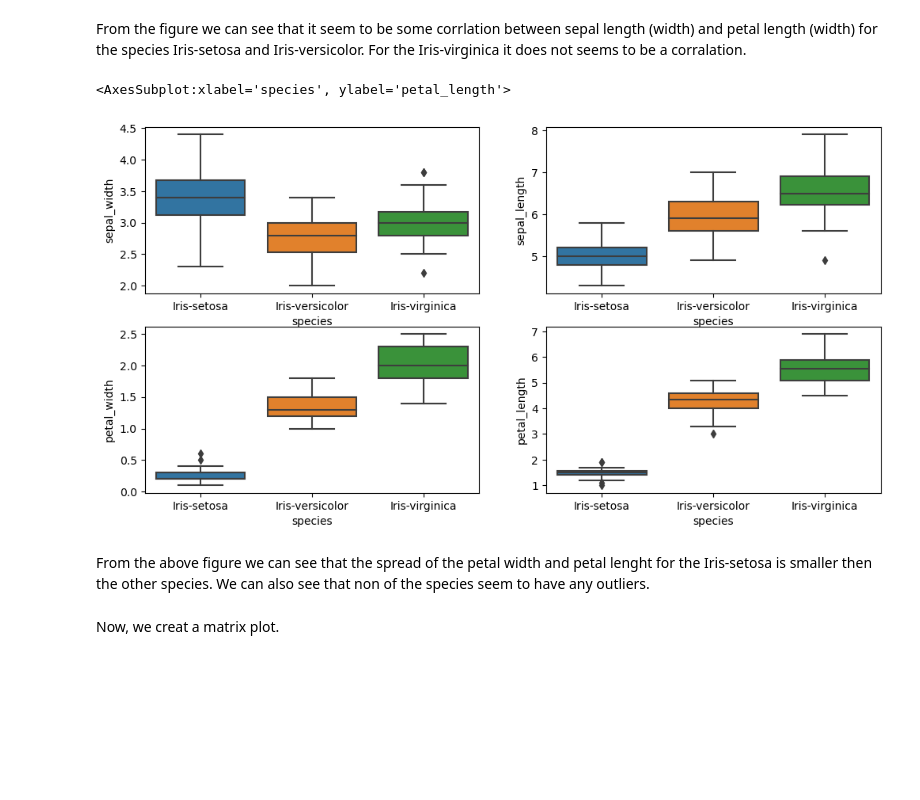
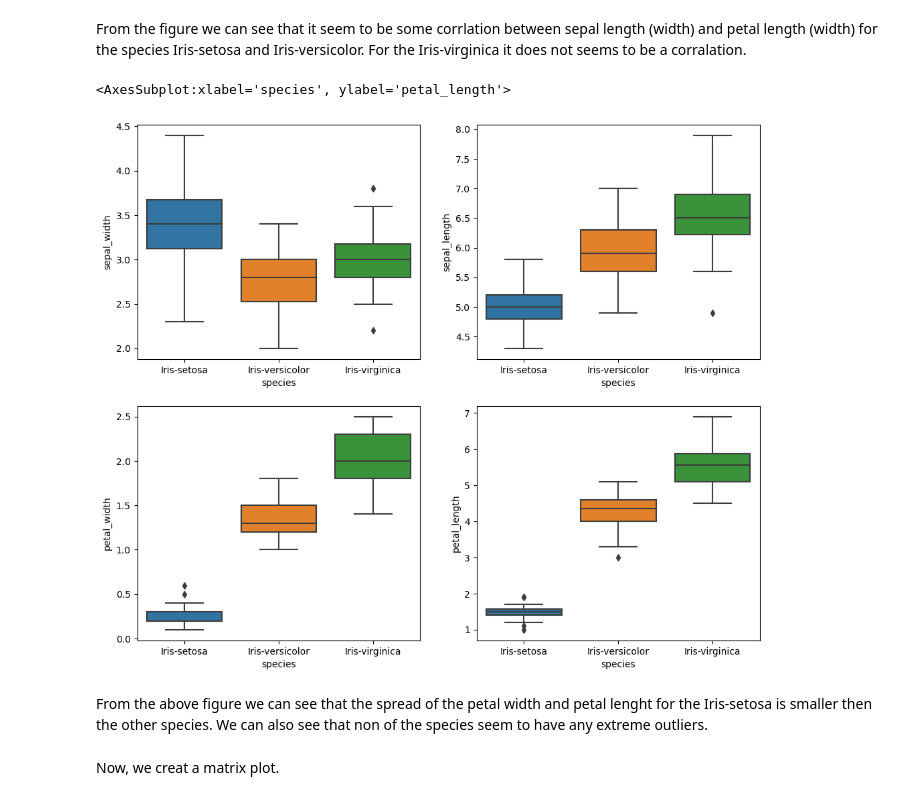
Before and after one commit to majaelm/su-mt4007, a Jupyter notebook: HW3/HW3.ipynb, the cells around one changed output. Drawn from its saved outputs; the diff is of its cells as text; code cells hidden in the pictures; blank space fills up the shorter version.

```diff
--- a/HW3/HW3.ipynb
+++ b/HW3/HW3.ipynb
@@ -32,16 +23,16 @@ sns.scatterplot(x = iris_df['sepal_width'], y= iris_df['petal_width'], hue= iris
 # %% [markdown]
 From the figure we can see that it seem to be some corrlation between sepal length (width) and petal length (width) for the species Iris-setosa and Iris-versicolor. For the Iris-virginica it does not seems to be a corralation.
 # %%
-fig, ax =plt.subplots(2,2, figsize=(12, 6))
+fig, ax =plt.subplots(2,2, figsize=(12, 10))
 sns.boxplot( data = iris_df, x = 'species' , y= 'sepal_width', ax =ax[0,0])
 sns.boxplot( data = iris_df, x = 'species' , y= 'sepal_length', ax =ax[0,1])
 sns.boxplot( data = iris_df, x = 'species' , y= 'petal_width', ax =ax[1,0])
 sns.boxplot( data = iris_df, x = 'species' , y= 'petal_length', ax =ax[1,1])
 # %% [output]
 <AxesSubplot:xlabel='species', ylabel='petal_length'>
-[figure, old version]
+[figure, new version]
 # %% [markdown]
-From the above figure we can see that the spread of the petal width and petal lenght for the Iris-setosa is smaller then the other species. We can also see that non of the species seem to have any outliers.
+From the above figure we can see that the spread of the petal width and petal lenght for the Iris-setosa is smaller then the other species. We can also see that non of the species seem to have any extreme outliers.
 # %% [markdown]
 Now, we creat a matrix plot.
 # %%
```
Also changed, not shown: parts of 39 cells of this notebook.
